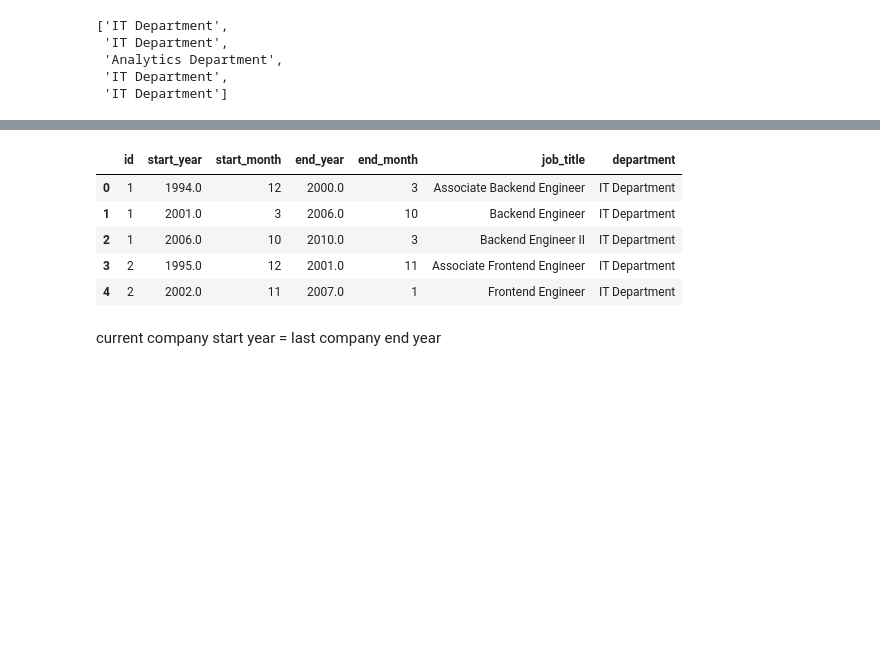
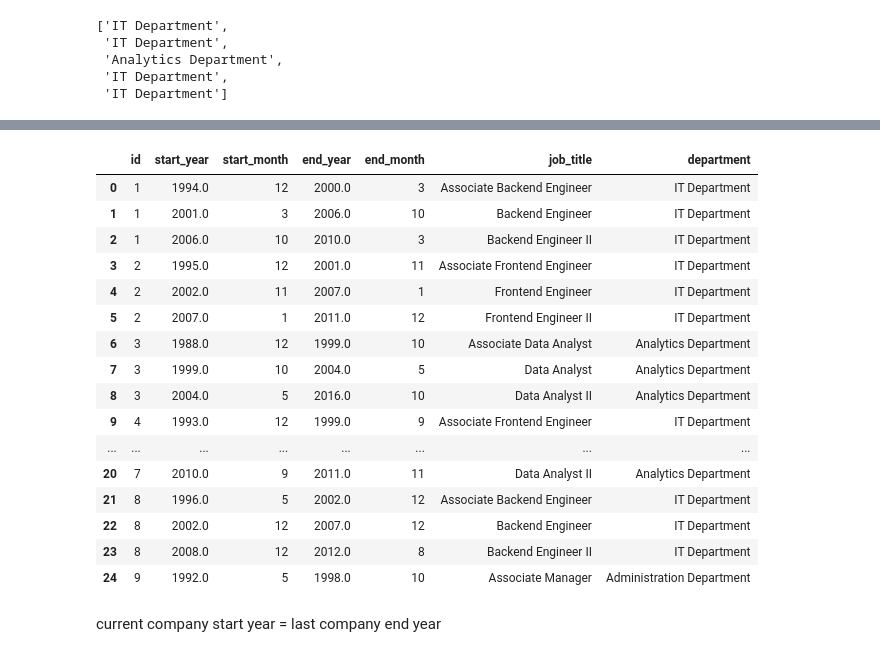
Before and after one commit to vrc-vinodh/mock-data-generation, a Jupyter notebook: complete.ipynb, the cells around one changed output, grey strips where cells are left out. Saved outputs shown, nothing was run; the diff lists cells and outputs as text; code cells hidden in the pictures; blank space fills up the shorter version.

```diff
--- a/complete.ipynb
+++ b/complete.ipynb
@@ -1099,7 +1097,7 @@ for z in ti:
         title1.append('Associate Frontend Engineer')
     elif z < 0.3:
         title1.append('Associate Backend Engineer')
-    elif z < 1.5:
+    elif z < 1.4:
         title1.append('Associate Data Analyst')
     else:
         title1.append('Associate Manager')
@@ -1113,7 +1111,7 @@ title1[0:5]
 # %%
 dep1 = []
 for z in ti:
-    if z <-0.3:
+    if z <0.3:
         dep1.append('IT Department')
     elif z < 1.4:
         dep1.append('Analytics Department')
@@ -1171,7 +1169,7 @@ title2[0:5]
 # %%
 dep2 = []
 for z in ti:
-    if z <-0.3:
+    if z <0.3:
         dep2.append('IT Department')
     elif z < 1.4:
         dep2.append('Analytics Department')
@@ -1219,7 +1217,7 @@ title3[0:5]
 # %%
 dep3 = []
 for z in ti:
-    if z <-0.3:
+    if z <0.3:
         dep3.append('IT Department')
     elif z < 1.4:
         dep3.append('Analytics Department')
@@ -1249,16 +1247,27 @@ wex3.head()
 # %%
 index = ['id','start_year','start_month' ,'end_year','end_month','job_title','department']
 wex1d.columns = index
 wex2.columns = index
 wex3.columns = index
 we123 = pd.concat([wex1d, wex2, wex3])
 we123 = we123.sort_values(["id","start_year"],axis=0, ascending=True)
 we123 = we123.reset_index(drop=True)
-we123.head()
+we123.head(25)
 # %% [output]
 |  | id | start_year | start_month | end_year | end_month | job_title | department |
 | 0 | 1 | 1994.0 | 12 | 2000.0 | 3 | Associate Backend Engineer | IT Department |
 | 1 | 1 | 2001.0 | 3 | 2006.0 | 10 | Backend Engineer | IT Department |
 | 2 | 1 | 2006.0 | 10 | 2010.0 | 3 | Backend Engineer II | IT Department |
 | 3 | 2 | 1995.0 | 12 | 2001.0 | 11 | Associate Frontend Engineer | IT Department |
 | 4 | 2 | 2002.0 | 11 | 2007.0 | 1 | Frontend Engineer | IT Department |
+| 5 | 2 | 2007.0 | 1 | 2011.0 | 12 | Frontend Engineer II | IT Department |
+| 6 | 3 | 1988.0 | 12 | 1999.0 | 10 | Associate Data Analyst | Analytics Department |
+| 7 | 3 | 1999.0 | 10 | 2004.0 | 5 | Data Analyst | Analytics Department |
+| 8 | 3 | 2004.0 | 5 | 2016.0 | 10 | Data Analyst II | Analytics Department |
+| 9 | 4 | 1993.0 | 12 | 1999.0 | 9 | Associate Frontend Engineer | IT Department |
+| ... | ... | ... | ... | ... | ... | ... | ... |
+| 20 | 7 | 2010.0 | 9 | 2011.0 | 11 | Data Analyst II | Analytics Department |
+| 21 | 8 | 1996.0 | 5 | 2002.0 | 12 | Associate Backend Engineer | IT Department |
+| 22 | 8 | 2002.0 | 12 | 2007.0 | 12 | Backend Engineer | IT Department |
+| 23 | 8 | 2008.0 | 12 | 2012.0 | 8 | Backend Engineer II | IT Department |
+| 24 | 9 | 1992.0 | 5 | 1998.0 | 10 | Associate Manager | Administration Department |
```
Also changed, not shown: parts of 55 cells of this notebook, 2 other files.
